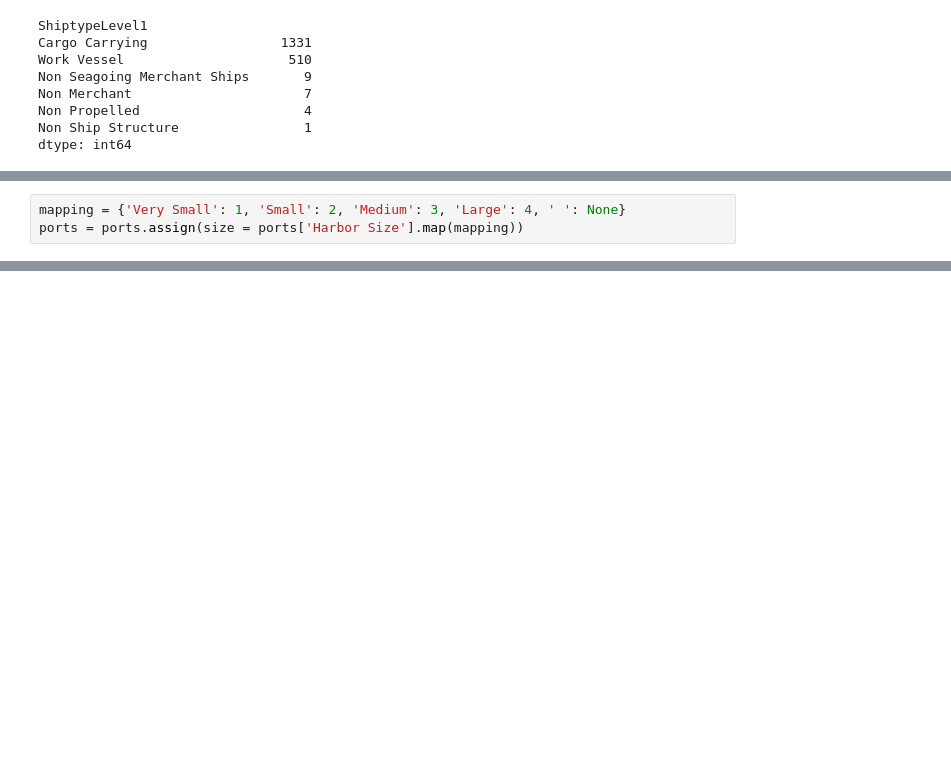
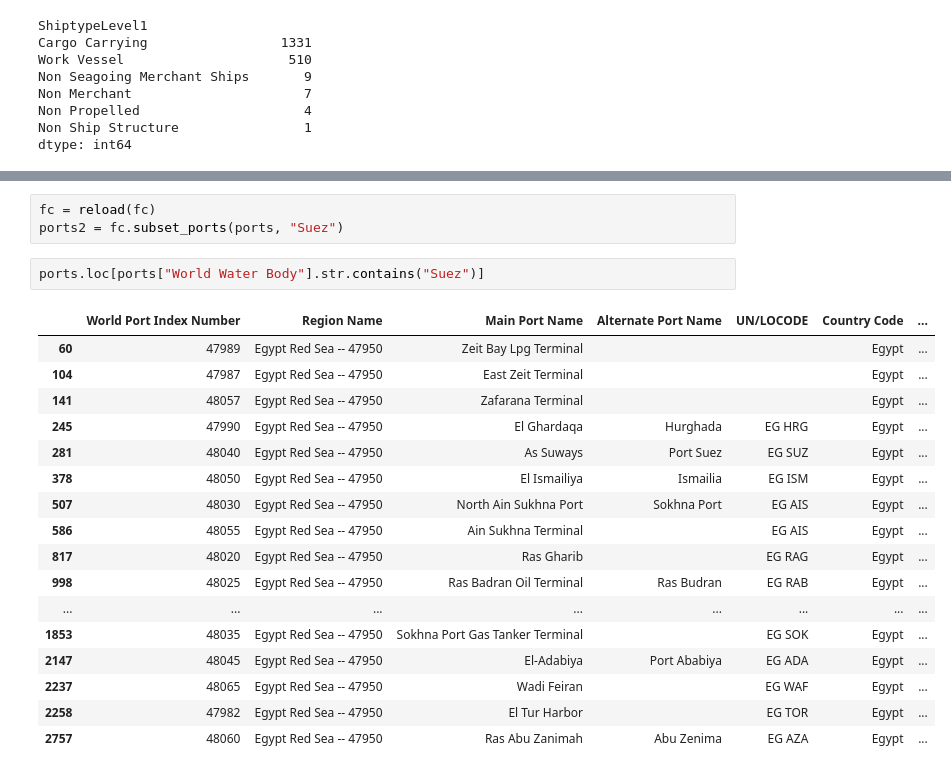
Before and after one commit to InseeFrLab/hackathon-un-2022, a Jupyter notebook: notebooks/test-nb-fonction.ipynb, the cells around one changed output, grey strips where cells are left out. Saved outputs shown, nothing was run; the diff lists cells and outputs as text; blank space fills up the shorter version.

```diff
--- a/notebooks/test-nb-fonction.ipynb
+++ b/notebooks/test-nb-fonction.ipynb
@@ -213,3 +166,0 @@ Div([Map(children=[TileLayer(None)], center=[39, -98], zoom=4)])
-# %%
-mapping = {'Very Small': 1, 'Small': 2, 'Medium': 3, 'Large': 4, ' ': None}
-ports = ports.assign(size = ports['Harbor Size'].map(mapping))
@@ -218,2 +194,25 @@ black_sea = pd.read_file("/home/onyxia/work/hackathon-un-2022/test/seas_europe/M
+# %%
+fc = reload(fc)
+ports2 = fc.subset_ports(ports, "Suez")
+# %%
+ports.loc[ports["World Water Body"].str.contains("Suez")]
+# %% [output]
+|  | World Port Index Number | Region Name | Main Port Name | Alternate Port Name | UN/LOCODE | Country Code | ... |
+| 60 | 47989 | Egypt Red Sea -- 47950 | Zeit Bay Lpg Terminal |  |  | Egypt | ... |
+| 104 | 47987 | Egypt Red Sea -- 47950 | East Zeit Terminal |  |  | Egypt | ... |
+| 141 | 48057 | Egypt Red Sea -- 47950 | Zafarana Terminal |  |  | Egypt | ... |
+| 245 | 47990 | Egypt Red Sea -- 47950 | El Ghardaqa | Hurghada | EG HRG | Egypt | ... |
+| 281 | 48040 | Egypt Red Sea -- 47950 | As Suways | Port Suez | EG SUZ | Egypt | ... |
+| 378 | 48050 | Egypt Red Sea -- 47950 | El Ismailiya | Ismailia | EG ISM | Egypt | ... |
+| 507 | 48030 | Egypt Red Sea -- 47950 | North Ain Sukhna Port | Sokhna Port | EG AIS | Egypt | ... |
+| 586 | 48055 | Egypt Red Sea -- 47950 | Ain Sukhna Terminal |  | EG AIS | Egypt | ... |
+| 817 | 48020 | Egypt Red Sea -- 47950 | Ras Gharib |  | EG RAG | Egypt | ... |
+| 998 | 48025 | Egypt Red Sea -- 47950 | Ras Badran Oil Terminal | Ras Budran | EG RAB | Egypt | ... |
+| ... | ... | ... | ... | ... | ... | ... | ... |
+| 1853 | 48035 | Egypt Red Sea -- 47950 | Sokhna Port Gas Tanker Terminal |  | EG SOK | Egypt | ... |
+| 2147 | 48045 | Egypt Red Sea -- 47950 | El-Adabiya | Port Ababiya | EG ADA | Egypt | ... |
+| 2237 | 48065 | Egypt Red Sea -- 47950 | Wadi Feiran |  | EG WAF | Egypt | ... |
+| 2258 | 47982 | Egypt Red Sea -- 47950 | El Tur Harbor |  | EG TOR | Egypt | ... |
+| 2757 | 48060 | Egypt Red Sea -- 47950 | Ras Abu Zanimah | Abu Zenima | EG AZA | Egypt | ... |
 # %%
 import plotly.express as px
```
Also changed, not shown: parts of 8 cells of this notebook, 3 other files.
